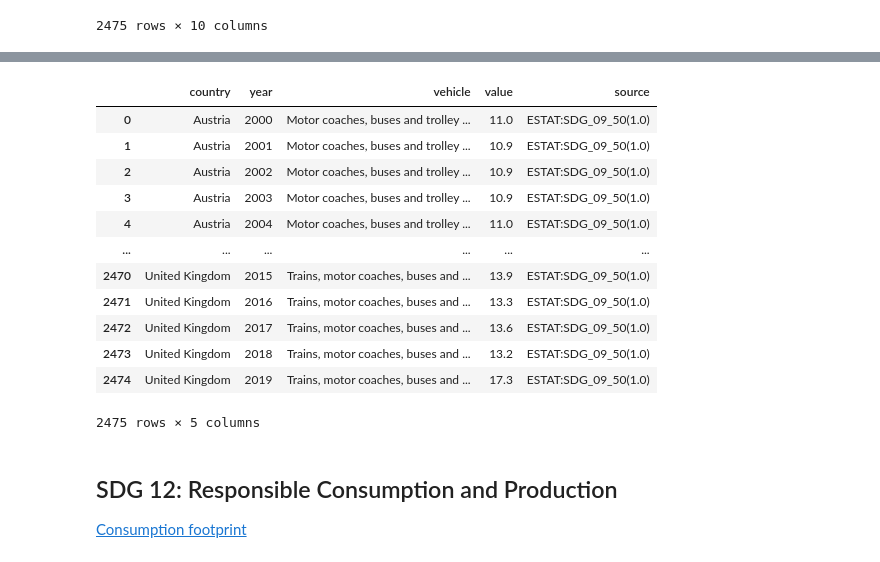
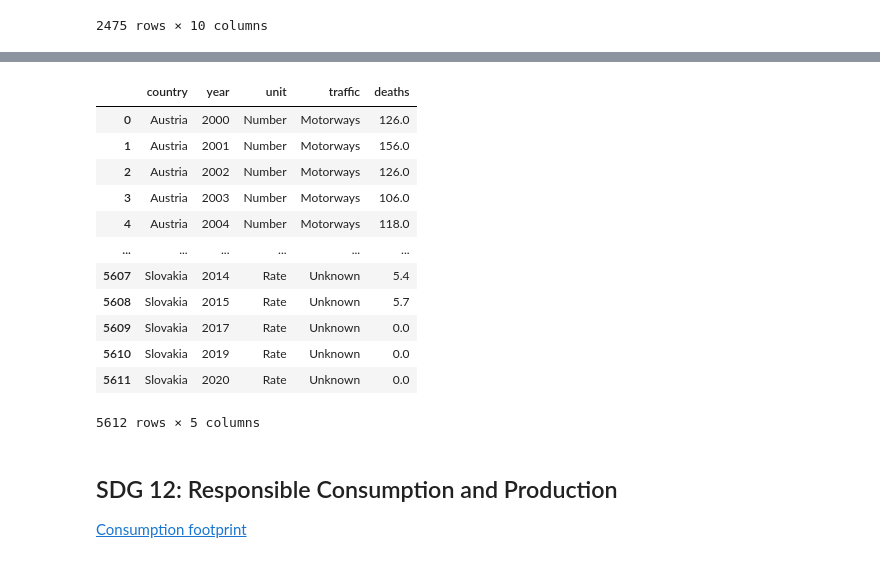
Before and after one commit to mozartfish/DH2321-Final-Project, a Jupyter notebook: data_cleaning.ipynb, the cells around one changed output, grey strips where cells are left out. Saved outputs shown, nothing was run; the diff lists cells and outputs as text; code cells hidden in the pictures.

```diff
--- a/data_cleaning.ipynb
+++ b/data_cleaning.ipynb
@@ -259,28 +207,28 @@ df_11
 # %%
 df_11 = df_11.rename(columns={'geo': 'country'})
 df_11 = df_11.rename(columns={'time_period': 'year'})
-df_11 = df_11.rename(columns={'obs_value': 'value'})
-df_11 = df_11.rename(columns={'dataflow': 'source'})
+df_11 = df_11.rename(columns={'tra_infr': 'traffic'})
+df_11 = df_11.rename(columns={'obs_value': 'deaths'})
 
-df_11 = df_11[['country', 'year', 'vehicle', 'value', 'source']]
+df_11 = df_11[['country', 'year', 'unit', 'traffic', 'deaths']]
 
 df_11.to_csv('data/sdg_11.csv', index=False)
 
 df_11
 # %% [output]
-|  | country | year | vehicle | value | source |
-| 0 | Austria | 2000 | Motor coaches, buses and trolley ... | 11.0 | ESTAT:SDG_09_50(1.0) |
-| 1 | Austria | 2001 | Motor coaches, buses and trolley ... | 10.9 | ESTAT:SDG_09_50(1.0) |
-| 2 | Austria | 2002 | Motor coaches, buses and trolley ... | 10.9 | ESTAT:SDG_09_50(1.0) |
-| 3 | Austria | 2003 | Motor coaches, buses and trolley ... | 10.9 | ESTAT:SDG_09_50(1.0) |
-| 4 | Austria | 2004 | Motor coaches, buses and trolley ... | 11.0 | ESTAT:SDG_09_50(1.0) |
+|  | country | year | unit | traffic | deaths |
+| 0 | Austria | 2000 | Number | Motorways | 126.0 |
+| 1 | Austria | 2001 | Number | Motorways | 156.0 |
+| 2 | Austria | 2002 | Number | Motorways | 126.0 |
+| 3 | Austria | 2003 | Number | Motorways | 106.0 |
+| 4 | Austria | 2004 | Number | Motorways | 118.0 |
 | ... | ... | ... | ... | ... | ... |
-| 2470 | United Kingdom | 2015 | Trains, motor coaches, buses and ... | 13.9 | ESTAT:SDG_09_50(1.0) |
-| 2471 | United Kingdom | 2016 | Trains, motor coaches, buses and ... | 13.3 | ESTAT:SDG_09_50(1.0) |
-| 2472 | United Kingdom | 2017 | Trains, motor coaches, buses and ... | 13.6 | ESTAT:SDG_09_50(1.0) |
-| 2473 | United Kingdom | 2018 | Trains, motor coaches, buses and ... | 13.2 | ESTAT:SDG_09_50(1.0) |
-| 2474 | United Kingdom | 2019 | Trains, motor coaches, buses and ... | 17.3 | ESTAT:SDG_09_50(1.0) |
+| 5607 | Slovakia | 2014 | Rate | Unknown | 5.4 |
+| 5608 | Slovakia | 2015 | Rate | Unknown | 5.7 |
+| 5609 | Slovakia | 2017 | Rate | Unknown | 0.0 |
+| 5610 | Slovakia | 2019 | Rate | Unknown | 0.0 |
+| 5611 | Slovakia | 2020 | Rate | Unknown | 0.0 |
-2475 rows × 5 columns
+5612 rows × 5 columns
 # %% [markdown]
 ## SDG 12: Responsible Consumption and Production
 
```
Also changed, not shown: parts of 17 cells of this notebook, 9 other files.
